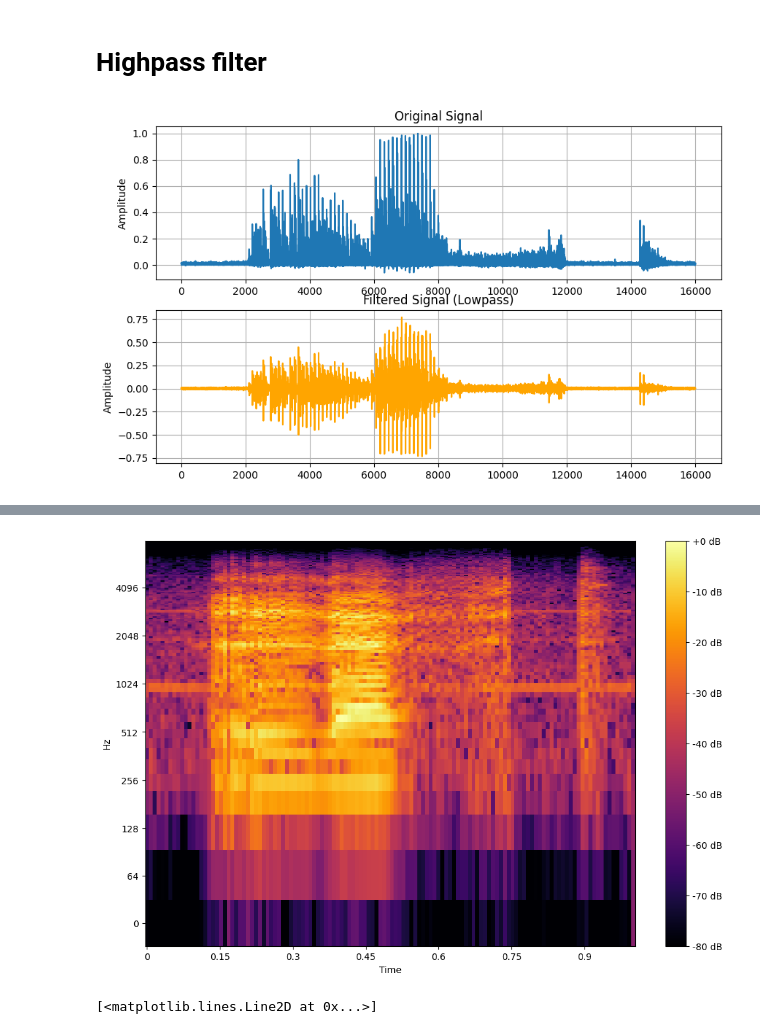
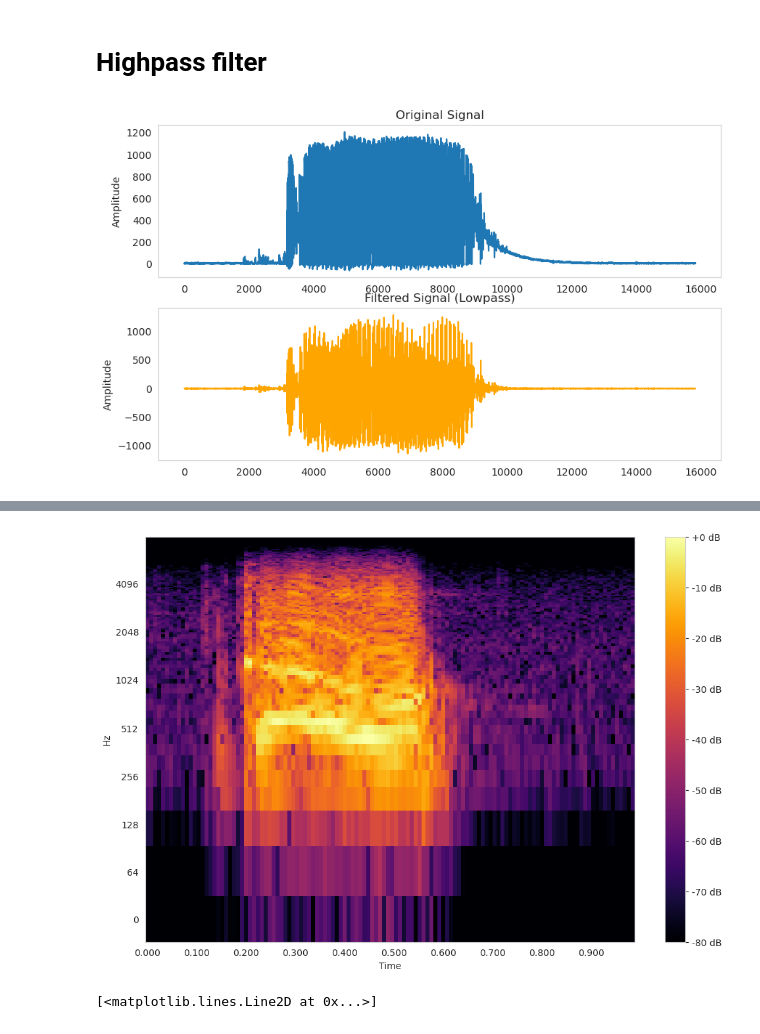
Before and after one commit to VisteK528/TRA_PROJ, a Jupyter notebook: NET_prototype/test_raw_microphone.ipynb, the cells around one changed output, grey strips where cells are left out. Saved outputs shown, nothing was run; the diff lists cells and outputs as text; code cells hidden in the pictures.

```diff
--- a/NET_prototype/test_raw_microphone.ipynb
+++ b/NET_prototype/test_raw_microphone.ipynb
@@ -7,10 +7,10 @@ import csv
 from scipy.signal import butter, lfilter
 # %%
 data = []
-with open("data/audio_data_5.csv", 'r') as file:
+with open("data/audio_data_6.csv", 'r') as file:
     reader = csv.DictReader(file)
     for row in reader:
-        data.append(int(row['y']))  # Convert to int if y is numeric
+        data.append(float(row['y']))  # Convert to int if y is numeric
 # %%
 data
 # %% [output]
@@ -74,7 +74,7 @@ nyquist = 0.5 * fs
 normal_cutoff = cutoff / nyquist
 b, a = butter(3, normal_cutoff, btype='lowpass', analog=False)
 
-y = lfilter(b, a, selected)
+y = lfilter(b, a, data)
 y = [0 if item is None else item for item in y]
 y = np.array(y, dtype=np.float32)
 # %%
@@ -98,19 +98,19 @@ y_highpass= np.array(y_highpass, dtype=np.float32)
 # %%
 # Plot the original and filtered signals
 plt.figure(figsize=(10, 6))
 plt.subplot(2, 1, 1)
-plt.plot(selected, label='Original Signal')
+plt.plot(data, label='Original Signal')
 plt.title('Original Signal')
 plt.ylabel('Amplitude')
 plt.grid()
 
 plt.subplot(2, 1, 2)
 plt.plot(y_highpass, label='Filtered Signal', color='orange')
 plt.title('Filtered Signal (Lowpass)')
 plt.ylabel('Amplitude')
 plt.grid()
 # %% [output]
-[figure, old version]
+[figure, new version]
 # %%
 display.Audio(y_highpass, rate=16e3)
 # %% [output]
@@ -126,7 +126,7 @@ librosa.display.specshow(S_db, x_axis='time', y_axis='log', sr=16000, cmap='infe
 plt.colorbar(format='%+2.0f dB')
 plt.show()
 # %% [output]
-[figure, old version]
+[figure, new version]
 # %%
 plt.plot(selected)
 # %% [output]
```
Also changed, not shown: parts of 2 cells of this notebook, 13 other files.
